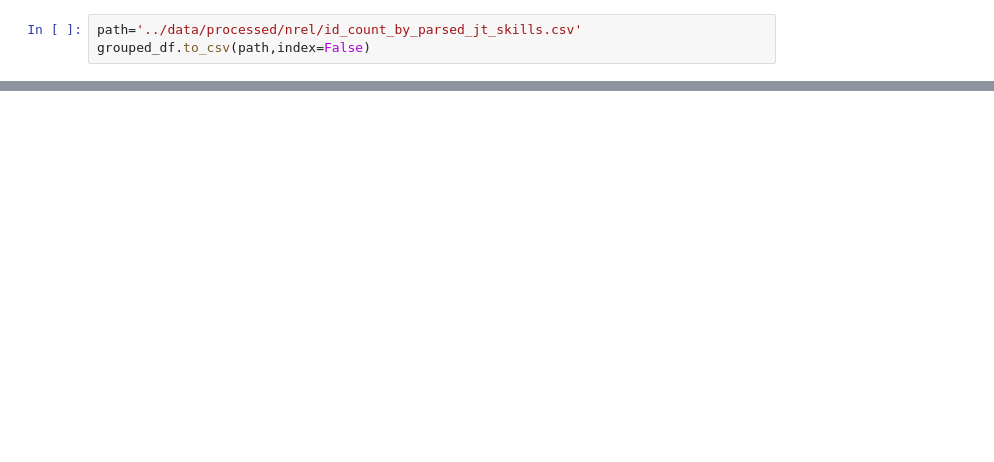
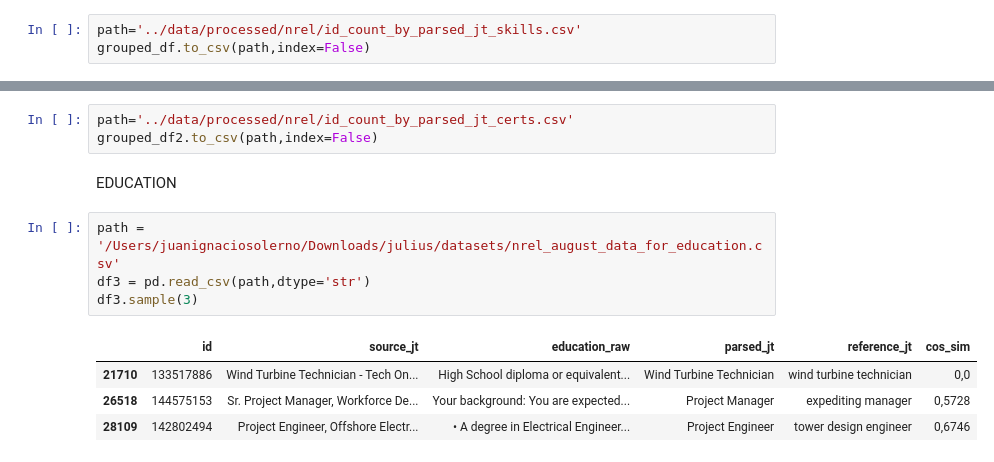
Before and after one commit to juanignaciosolerno/juliusedu, a Jupyter notebook: notebooks/nrel.ipynb, the cells around one changed output, grey strips where cells are left out. Drawn from its saved outputs; the diff is of its cells as text; blank space fills up the shorter version.

```diff
--- a/notebooks/nrel.ipynb
+++ b/notebooks/nrel.ipynb
@@ -59,0 +76,14 @@ grouped_df.to_csv(path,index=False)
+# %%
+path='../data/processed/nrel/id_count_by_parsed_jt_certs.csv'
+grouped_df2.to_csv(path,index=False)
+# %% [markdown]
+EDUCATION
+# %%
+path = '/Users/juanignaciosolerno/Downloads/julius/datasets/nrel_august_data_for_education.csv'
+df3 = pd.read_csv(path,dtype='str')
+df3.sample(3)
+# %% [output]
+|  | id | source_jt | education_raw | parsed_jt | reference_jt | cos_sim |
+| 21710 | 133517886 | Wind Turbine Technician - Tech On... | High School diploma or equivalent... | Wind Turbine Technician | wind turbine technician | 0,0 |
+| 26518 | 144575153 | Sr. Project Manager, Workforce De... | Your background: You are expected... | Project Manager | expediting manager | 0,5728 |
+| 28109 | 142802494 | Project Engineer, Offshore Electr... | • A degree in Electrical Engineer... | Project Engineer | tower design engineer | 0,6746 |
```
Also changed, not shown: parts of 21 cells of this notebook.
